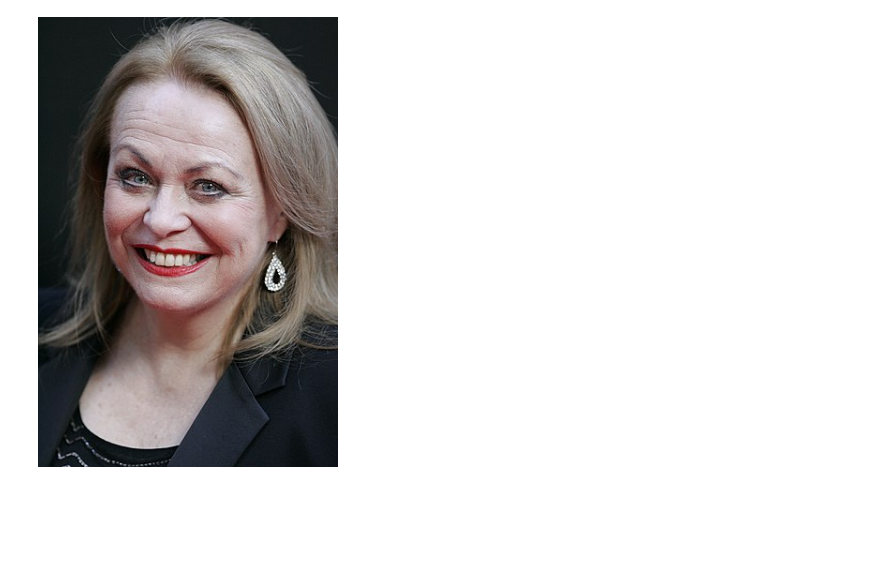
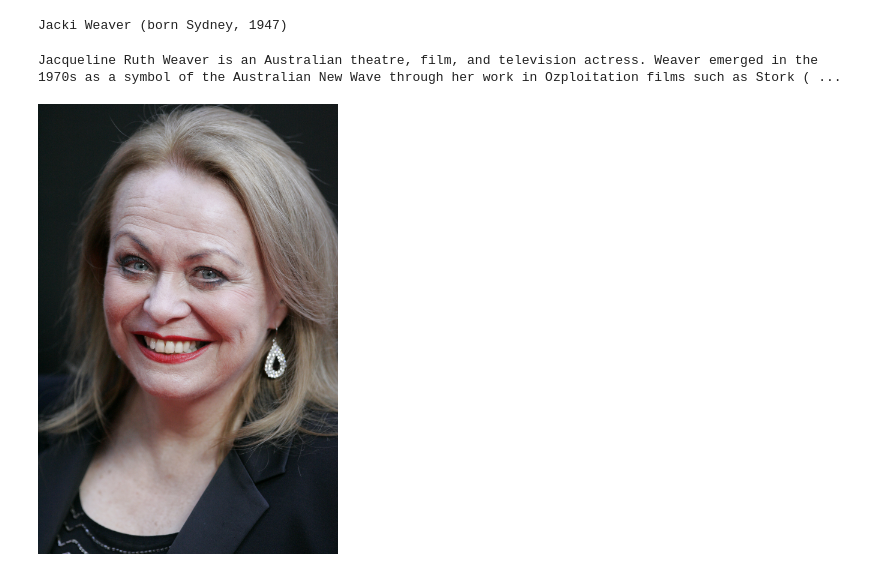
Before and after one commit to ACMILabs/wikidata-notebooks, a Jupyter notebook: notebooks/python_pull_data.ipynb, the cells around one changed output. Cells and saved outputs as stored; diff of their text form; code cells hidden in the pictures; blank space fills up the shorter version.

```diff
--- a/notebooks/python_pull_data.ipynb
+++ b/notebooks/python_pull_data.ipynb
@@ -89,35 +75,16 @@ Jacqueline Ruth Weaver is an Australian theatre, film, and television actress. W
-# %%
-# Pull Wikipedia image.
-
-# ACMI ID for Jacki Weaver.
-
-acmi_creator_id = '73769'
-
-# Pull Wikidata ID from ACMI -> Wikidata creator link (P7003).
-
-query1 = ''' select ?wikidata_creator_id where { ?wikidata_creator_id wdt:P7003 "creators/'''+acmi_creator_id+'''" } '''
-link_query = sparql_query(query1, 'https://query.wikidata.org/sparql')
-
-# If link exists, pull image from Wikipedia API.
-
-if len(link_query):
-    wikidata_link = pydash.get(link_query.to_dict('records'), '0.wikidata_creator_id')
-    wikidata_link = wikidata_link.split('/')[-1]
-
-    # pull the Wikipedia page title.
-
-    wikipedia_link = requests.get(f'https://www.wikidata.org/w/api.php?action=wbgetentities&format=json&props=sitelinks&ids={wikidata_link}&sitefilter=enwiki')
-    wikipedia_link_dict = json.loads(wikipedia_link.text)
-    if pydash.get(wikipedia_link_dict, 'success') == 1:
-
-        # using page reference title to pull image.
-
-        wikipedia_name = pydash.get(wikipedia_link_dict, f'entities.{wikidata_link}.sitelinks.enwiki.title')
-        wikipedia_query = requests.get(f"https://en.wikipedia.org/api/rest_v1/page/summary/{wikipedia_name.replace(' ','_')}")
-        wikipedia_query = json.loads(wikipedia_query.text)
-
-        if pydash.get(wikipedia_query, 'thumbnail.source'):
-            url = pydash.get(wikipedia_query, 'thumbnail.source').replace(' ','_')
-            display(Image(url,width=300, height=300))
-# %% [output]
-[figure, removed]
+# %%
+print(f"{datum['wikidata_creatorLabel']} (born {datum['pobLabel']}, {datum['dob'][:4]})")
+# %% [output]
+Jacki Weaver (born Sydney, 1947)
+# %%
+if datum['article']:
+    wikipedia_query = requests.get(f"https://en.wikipedia.org/api/rest_v1/page/summary/{pathlib.Path(datum['article']).name}")
+    wikipedia_query = json.loads(wikipedia_query.text)
+    print(wikipedia_query['extract'])
+# %% [output]
+Jacqueline Ruth Weaver is an Australian theatre, film, and television actress. Weaver emerged in the 1970s as a symbol of the Australian New Wave through her work in Ozploitation films such as Stork ( ...
+# %%
+if datum['image']:
+    display(Image(datum['image'], width=300, height=300))
+# %% [output]
+[figure, added]
```
Also changed, not shown: parts of 2 cells of this notebook.
